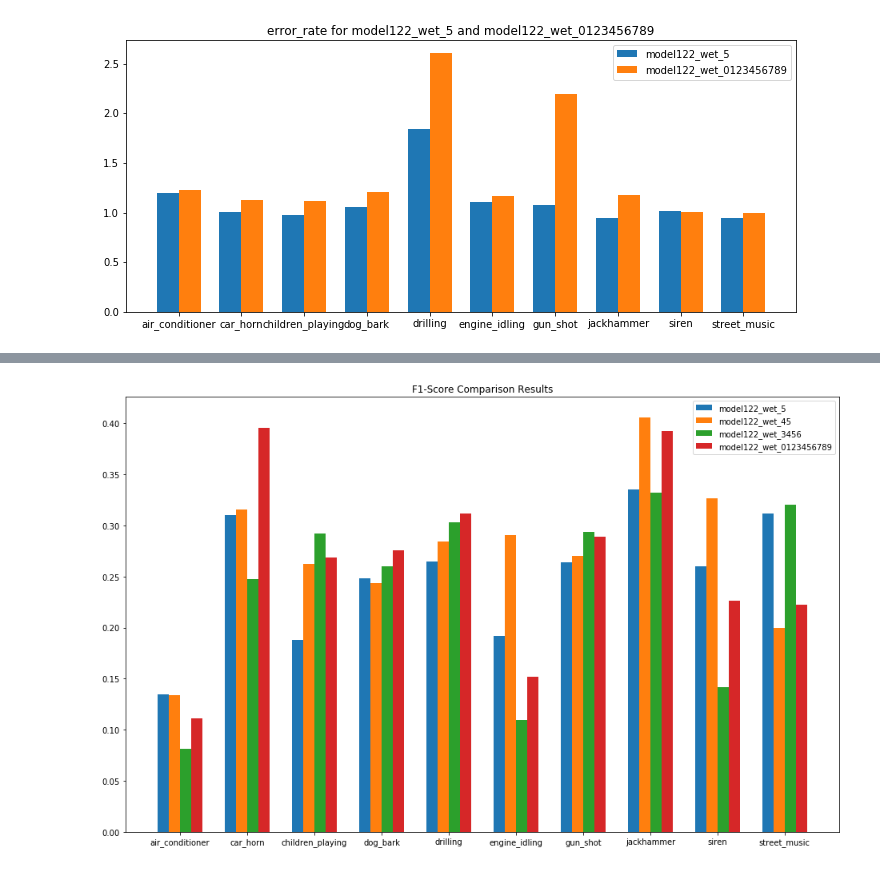
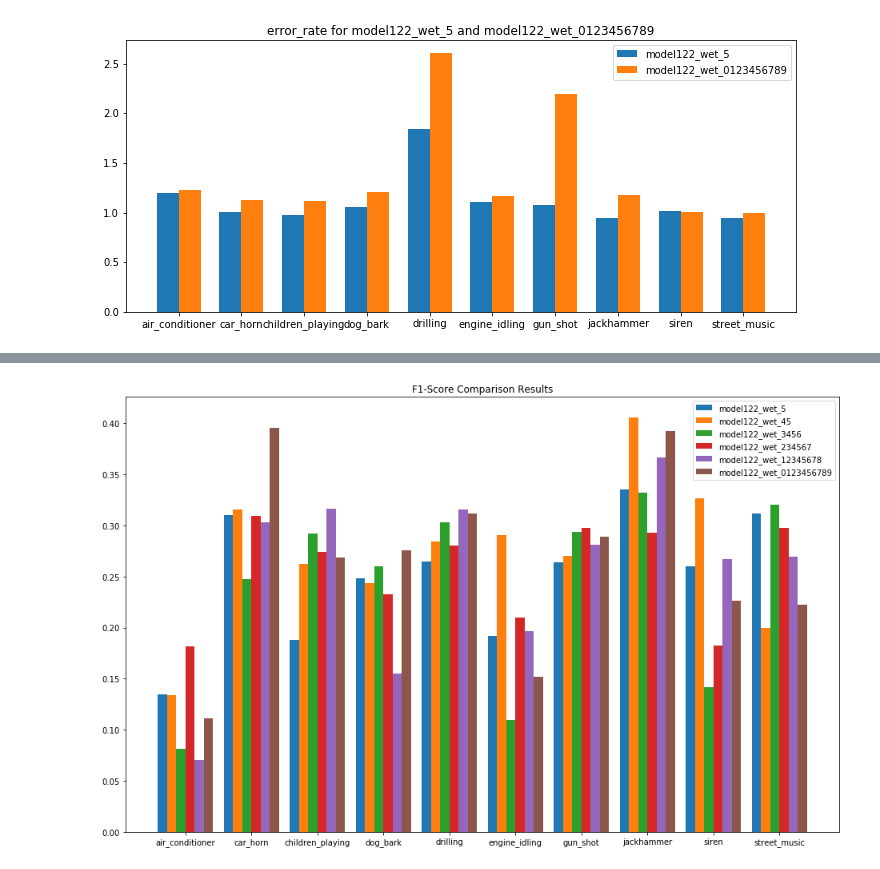
Before and after one commit to ChrisIck/pcen-t-varying, a Jupyter notebook: notebooks/evaluation_aggregation.ipynb, the cells around one changed output, grey strips where cells are left out. Cells and saved outputs as stored; diff of their text form; code cells hidden in the pictures.

```diff
--- a/notebooks/evaluation_aggregation.ipynb
+++ b/notebooks/evaluation_aggregation.ipynb
@@ -85,20 +87,22 @@ def compare_results(OUTPUT_PATH, versions, sort=False,
         df = df.sort_values('version')
     return df
 # %%
-models = os.listdir(MODEL_PATH)
-results = {}
-for model in models:
-    path = os.path.join(MODEL_PATH, model)
-    if os.path.isdir(path):
-        try:
-            with open(os.path.join(path, 'results.json'), 'r') as fd:
-                result = json.load(fd)
-            results[model] = result
-        except FileNotFoundError:
-            print("No results.json file for model '{}'".format(model))
-            results[model] = None
+def collect_models(model_path):
+    models = os.listdir(model_path)
+    results = {}
+    for model in models:
+        path = os.path.join(model_path, model)
+        if os.path.isdir(path):
+            try:
+                with open(os.path.join(path, 'results.json'), 'r') as fd:
+                    result = json.load(fd)
+                results[model] = result
+            except FileNotFoundError:
+                print("No results.json file for model '{}'".format(model))
+                results[model] = None
+    return list(results.keys()), results
 # %%
-model_list = list(results.keys())
+model_list, results =  collect_models(MODEL_PATH)
 model_list.sort()
 print(model_list)
 # %% [output]
@@ -481,6 +465,6 @@ def compare_results_df(df, models, metric='overall', classes=URBANSED_CLASSES):
     plt.legend()
     plt.show()
 # %%
-compare_results_df(total_results, ['model122_wet_5','model122_wet_45', 'model122_wet_3456', 'model122_wet_0123456789'], metric='f1')
+compare_results_df(total_results, ['model122_wet_5','model122_wet_45', 'model122_wet_3456', 'model122_wet_234567', 'model122_wet_12345678', 'model122_wet_0123456789'], metric='f1')
 # %% [output]
-[figure, old version]
+[figure, new version]
```
Also changed, not shown: parts of 10 cells of this notebook, 20 other files.
